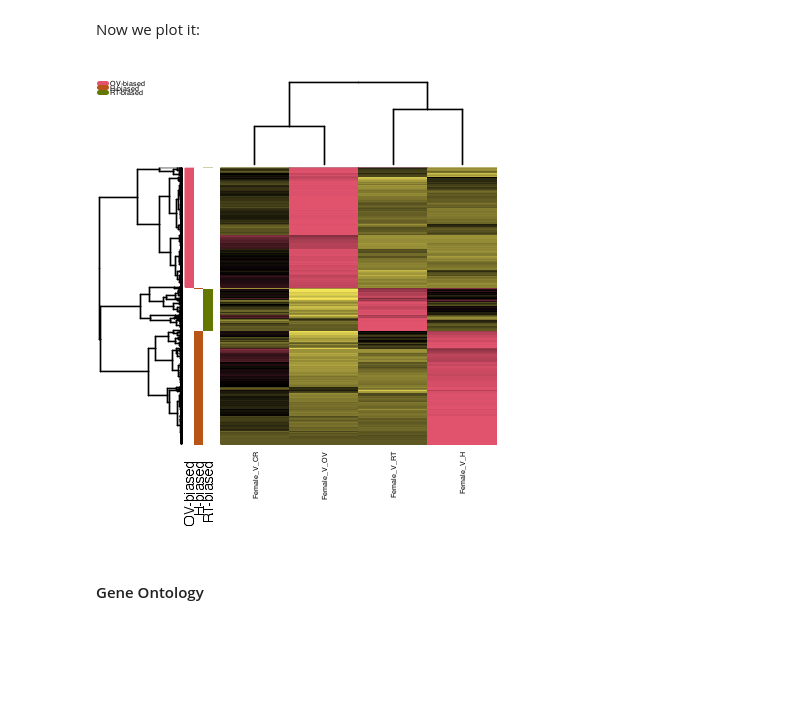
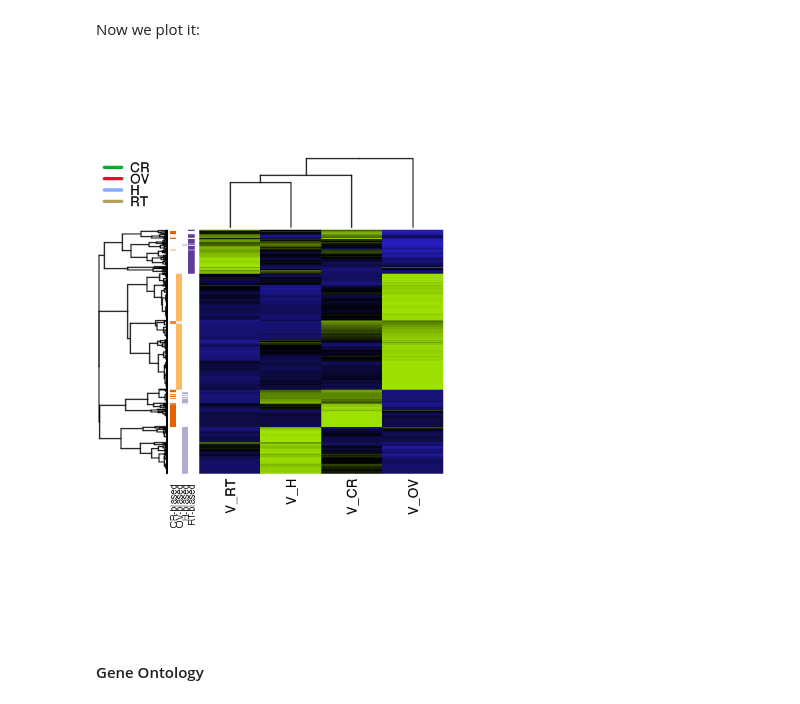
Before and after one commit to YazBraimah/DnovPmRNAseq, a Jupyter notebook: complete_analysis.ipynb, the cells around one changed output. Cells and saved outputs as stored; diff of their text form; code cells hidden in the pictures; blank space fills up the shorter version.

```diff
--- a/complete_analysis.ipynb
+++ b/complete_analysis.ipynb
@@ -680,6 +530,6 @@ paste(length(ovaries.list), " show ovary-biased expression", sep = "")
 lrt.v.head <- glmLRT(dgeList.v_fit, contrast = cont.v.head)
 lrt.v.head.tTags <- topTags(lrt.v.head, n = NULL)
 lrt.v.head.tTags.table <- lrt.v.head.tTags$table
-head.list<-subset(lrt.v.head.tTags.table, logFC.V_H.vs.V_CR > 2 & logFC.V_H.vs.V_OV > 2 & logFC.V_H.vs.V_RT > 2 & FDR<0.001)$GeneID
+head.list<-subset(lrt.v.head.tTags.table, logFC.V_H.vs.V_CR > 1 & logFC.V_H.vs.V_OV > 1 & logFC.V_H.vs.V_RT > 1 & FDR<0.01)$GeneID
 paste(length(head.list), " show head-biased expression", sep = "")
 # %% [output]
@@ -686,0 +539,6 @@ paste(length(head.list), " show head-biased expression", sep = "")
+# %%
+lrt.v.carcass <- glmLRT(dgeList.v_fit, contrast = cont.v.carcass)
+lrt.v.carcass.tTags <- topTags(lrt.v.carcass, n = NULL)
+lrt.v.carcass.tTags.table <- lrt.v.carcass.tTags$table
+carcass.list<-subset(lrt.v.carcass.tTags.table, logFC.V_CR.vs.V_H > 1 & logFC.V_CR.vs.V_OV > 1 & logFC.V_CR.vs.V_RT > 1 & FDR<0.01)$GeneID
+paste(length(carcass.list), " show carcass-biased expression", sep = "")
@@ -702,7 +562,12 @@ H_factors$V1 = "H-biased"
 rownames(H_factors) = head.list
 H_factors = subset(H_factors, select = "V1")
 
-virgin.factor.labeling = rbind(RT_factors, OV_factors, H_factors)
+CR_factors = as.data.frame(carcass.list)
+CR_factors$V1 = "CR-biased"
+rownames(CR_factors) = carcass.list
+CR_factors = subset(CR_factors, select = "V1")
+
+virgin.factor.labeling = rbind(RT_factors, OV_factors, H_factors, CR_factors)
 colnames(virgin.factor.labeling) = c('tissue_bias')
 virgin.factor_list = unique(virgin.factor.labeling[,1])
 # %% [markdown]
@@ -726,7 +592,7 @@ gene_cor = NULL
 if (is.null(gene_cor)) { gene_cor = cor(t(data), method='pearson', use='pairwise.complete.obs') }
 gene_dist = as.dist(1-gene_cor)
 hc_genes = hclust(gene_dist, method='complete')
-myheatcol = colorpanel(75, '#f8e95a','black','#e1526d')
+myheatcol = colorpanel(75, '#271fc5','black','#9de100')
 data = t(scale(t(data), scale=F)) # center rows, mean substracted
 heatmap_data = data
 gene_factor_row_vals = as.factor(virgin.factor.labeling[rownames(heatmap_data),])
@@ -734,7 +600,7 @@ names(gene_factor_row_vals) = rownames(heatmap_data)
 gene_factors_here = unique(gene_factor_row_vals)
 names(gene_factors_here) = gene_factors_here
 num_gene_factors_here = length(gene_factors_here)
-geneFactorColors = c("#e1526d", "#b85516", "#647700")
+geneFactorColors = c("#e66101","#fdb863","#b2abd2","#5e3c99")
 geneFactorAnnotations = matrix(nrow=nrow(heatmap_data), ncol=num_gene_factors_here)
 for (i in 1:num_gene_factors_here) {
     geneFactorAnnotations[,i] = gene_factor_row_vals %in% gene_factors_here[i]
@@ -743,21 +609,24 @@ geneFactorAnnotations = apply(geneFactorAnnotations, 1:2, function(x) as.logical
 geneFactorAnnotations = t(sample_matrix_to_color_assignments(t(geneFactorAnnotations), col=geneFactorColors))
 rownames(geneFactorAnnotations) = rownames(heatmap_data)
 colnames(geneFactorAnnotations) = gene_factors_here
-heatmap_data[heatmap_data < -2] = -2
-heatmap_data[heatmap_data > 2] = 2
+heatmap_data[heatmap_data < -1] = -1
+heatmap_data[heatmap_data > 1] = 1
 # %% [markdown]
 Now we plot it:
 # %%
-options(repr.plot.width = 4, repr.plot.height = 4)
+options(repr.plot.width = 5, repr.plot.height = 7)
 heatmap3(heatmap_data,
          col=myheatcol,
-         cexCol = 0.5,
+         cexCol = 1.5,
          labRow = "",
-         legendfun=function() showLegend(legend=c("OV-biased", "H-biased", "RT-biased"), col=c("#e1526d", "#b85516", "#647700"), cex = 0.5),
+         legendfun=function() showLegend(legend=c("CR","OV","H","RT"), col=c("#00ae28",
+"#f9002c",
+"#83aaff",
+"#b39e5a"), cex = 1.5),
         cex.main=0.4,
              RowSideColors = geneFactorAnnotations)
 # %% [output]
-[figure, old version]
+[figure, new version]
 # %% [markdown]
 #### Gene Ontology
 # %% [markdown]
```
Also changed, not shown: parts of 356 cells of this notebook.
